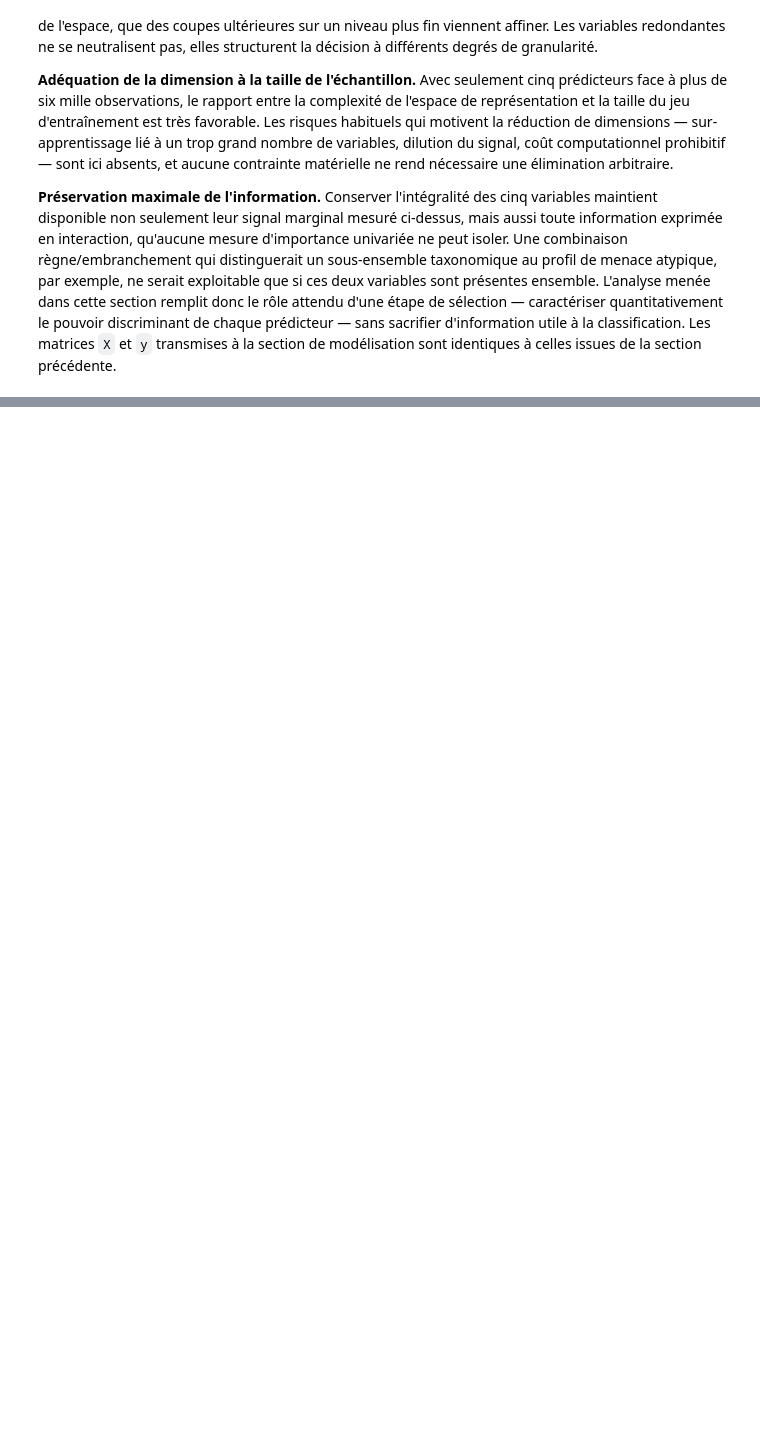
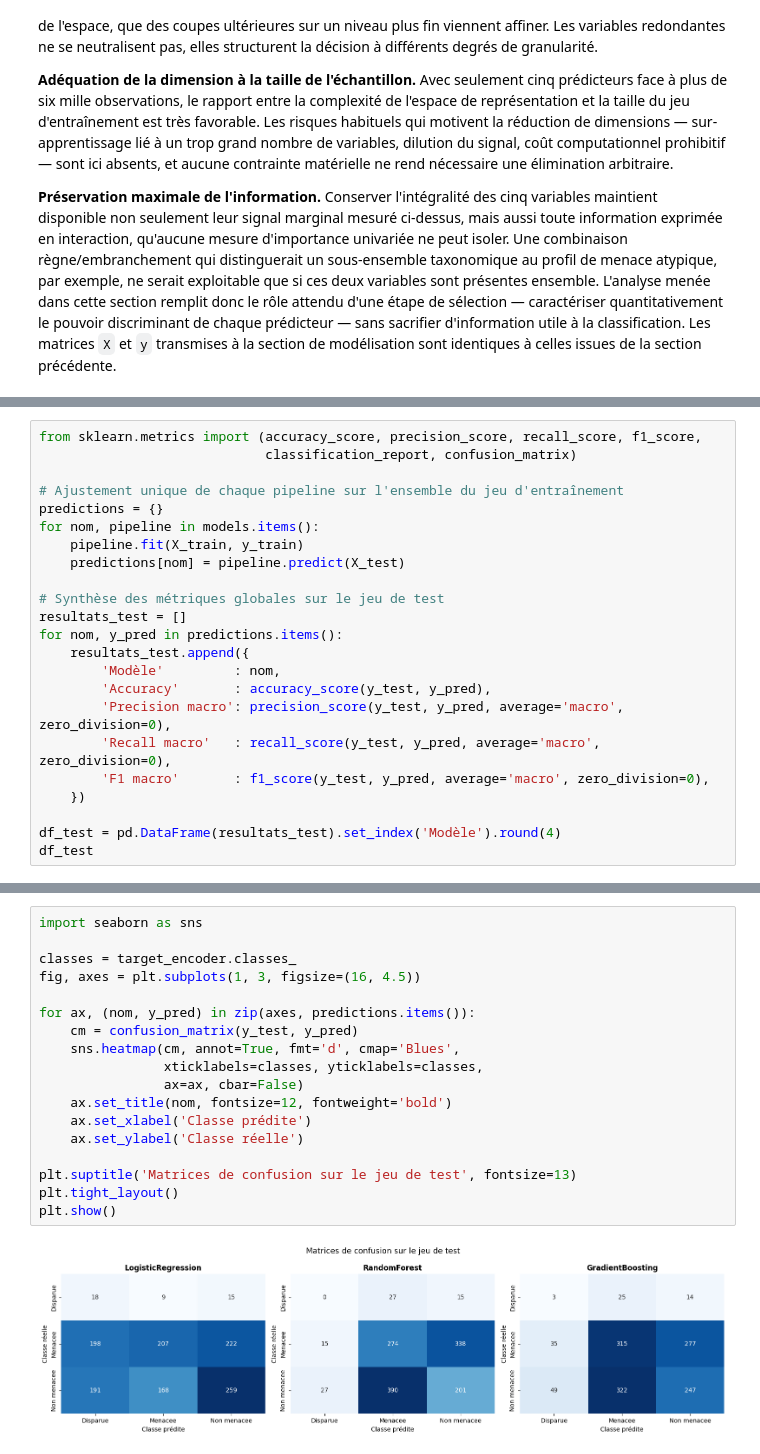
Before and after one commit to loulou-bvc/projet-forage-8INF436, a Jupyter notebook: notebooks/projetFinal.ipynb, the cells around one changed output, grey strips where cells are left out. Saved outputs shown, nothing was run; the diff lists cells and outputs as text; blank space fills up the shorter version.

```diff
--- a/notebooks/projetFinal.ipynb
+++ b/notebooks/projetFinal.ipynb
@@ -496,0 +686,23 @@ Au terme de cette analyse, aucune variable n'est retirée du jeu de données, et
+# %%
+from sklearn.metrics import (accuracy_score, precision_score, recall_score, f1_score,
+                             classification_report, confusion_matrix)
+
+# Ajustement unique de chaque pipeline sur l'ensemble du jeu d'entraînement
+predictions = {}
+for nom, pipeline in models.items():
+    pipeline.fit(X_train, y_train)
+    predictions[nom] = pipeline.predict(X_test)
+
+# Synthèse des métriques globales sur le jeu de test
+resultats_test = []
+for nom, y_pred in predictions.items():
+    resultats_test.append({
+        'Modèle'         : nom,
+        'Accuracy'       : accuracy_score(y_test, y_pred),
+        'Precision macro': precision_score(y_test, y_pred, average='macro', zero_division=0),
+        'Recall macro'   : recall_score(y_test, y_pred, average='macro', zero_division=0),
+        'F1 macro'       : f1_score(y_test, y_pred, average='macro', zero_division=0),
+    })
+
+df_test = pd.DataFrame(resultats_test).set_index('Modèle').round(4)
+df_test
@@ -496,0 +727,20 @@ Au terme de cette analyse, aucune variable n'est retirée du jeu de données, et
+# %%
+import seaborn as sns
+
+classes = target_encoder.classes_
+fig, axes = plt.subplots(1, 3, figsize=(16, 4.5))
+
+for ax, (nom, y_pred) in zip(axes, predictions.items()):
+    cm = confusion_matrix(y_test, y_pred)
+    sns.heatmap(cm, annot=True, fmt='d', cmap='Blues',
+                xticklabels=classes, yticklabels=classes,
+                ax=ax, cbar=False)
+    ax.set_title(nom, fontsize=12, fontweight='bold')
+    ax.set_xlabel('Classe prédite')
+    ax.set_ylabel('Classe réelle')
+
+plt.suptitle('Matrices de confusion sur le jeu de test', fontsize=13)
+plt.tight_layout()
+plt.show()
+# %% [output]
+[figure, added]
```
Also changed, not shown: parts of 19 cells of this notebook, 1 other file.
